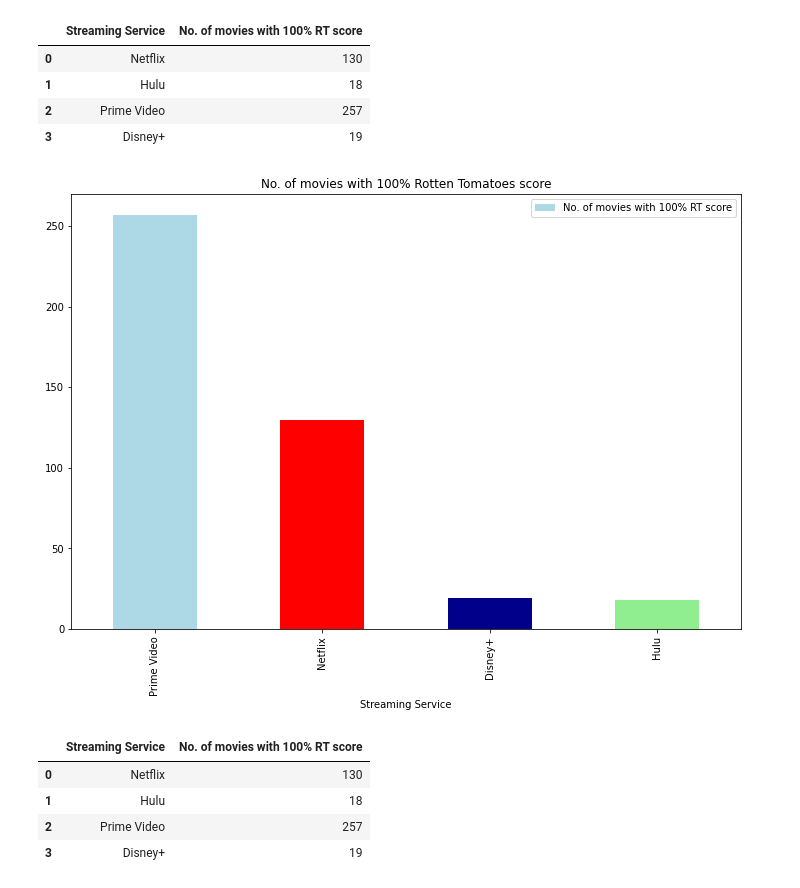
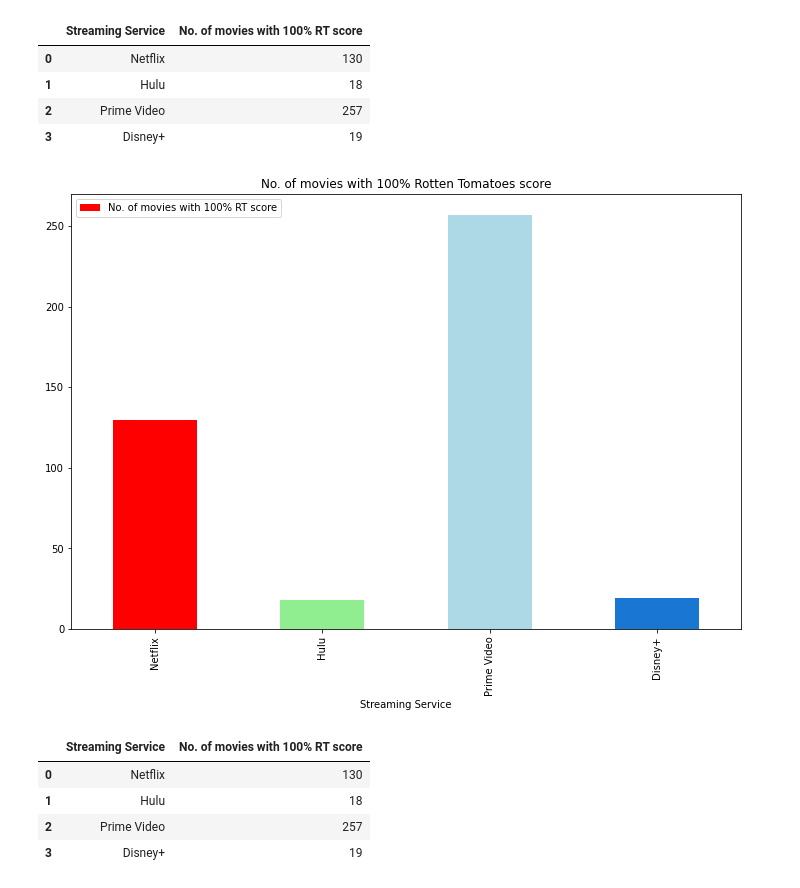
Before and after one commit to jacance/streaming-service-analysis, a Jupyter notebook: pristine_justin_new.ipynb, the cells around one changed output. Cells and saved outputs as stored; diff of their text form; code cells hidden in the pictures.

Commit message:
added IMDb plot and changed disney color

```diff
--- a/pristine_justin_new.ipynb
+++ b/pristine_justin_new.ipynb
@@ -908,15 +908,14 @@ rot_tom_scores
 | 3 | Disney+ | 19 |
 # %%
 #plt.figure(figsize=(12,8))
-rot_tom_scores.sort_values(ascending=False, by="No. of movies with 100% RT score").plot.bar(
-                                        'Streaming Service', 'No. of movies with 100% RT score',
-                                       color=["lightblue", "red", "darkblue", "lightgreen"],
+rot_tom_scores.plot.bar('Streaming Service', 'No. of movies with 100% RT score',
+                                       color=["red", "lightgreen", "lightblue", "#1976d2"],
                                        figsize=(12,8), title=('No. of movies with 100% Rotten Tomatoes score'))
 
 plt.show()
 #plt.title('No. of movies with 100% Rotten Tomatoes score')
 # %% [output]
-[figure, old version]
+[figure, new version]
 # %%
 #Analysing 100% RT score for movies in US only
 
```
Also changed, not shown: parts of 16 cells of this notebook.
